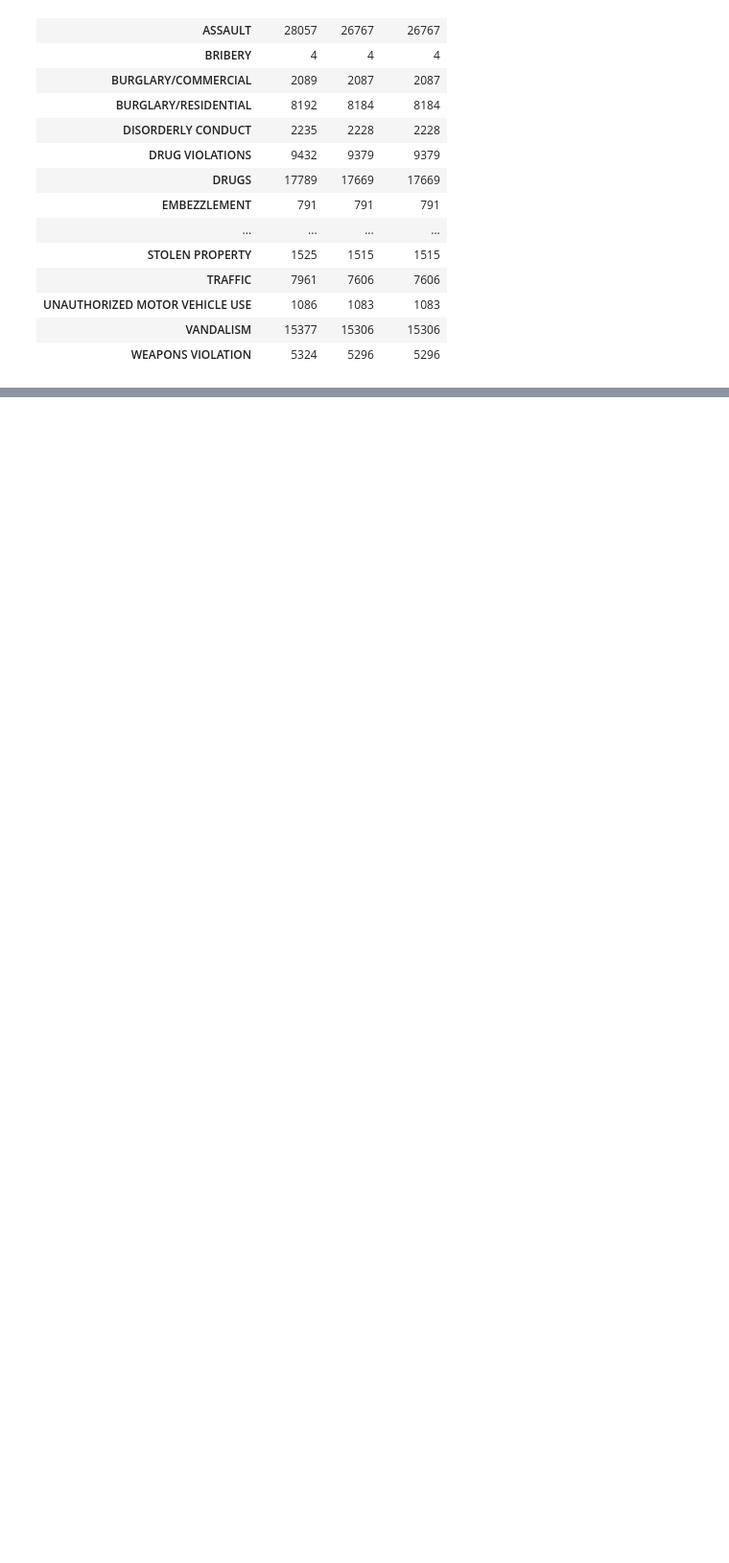
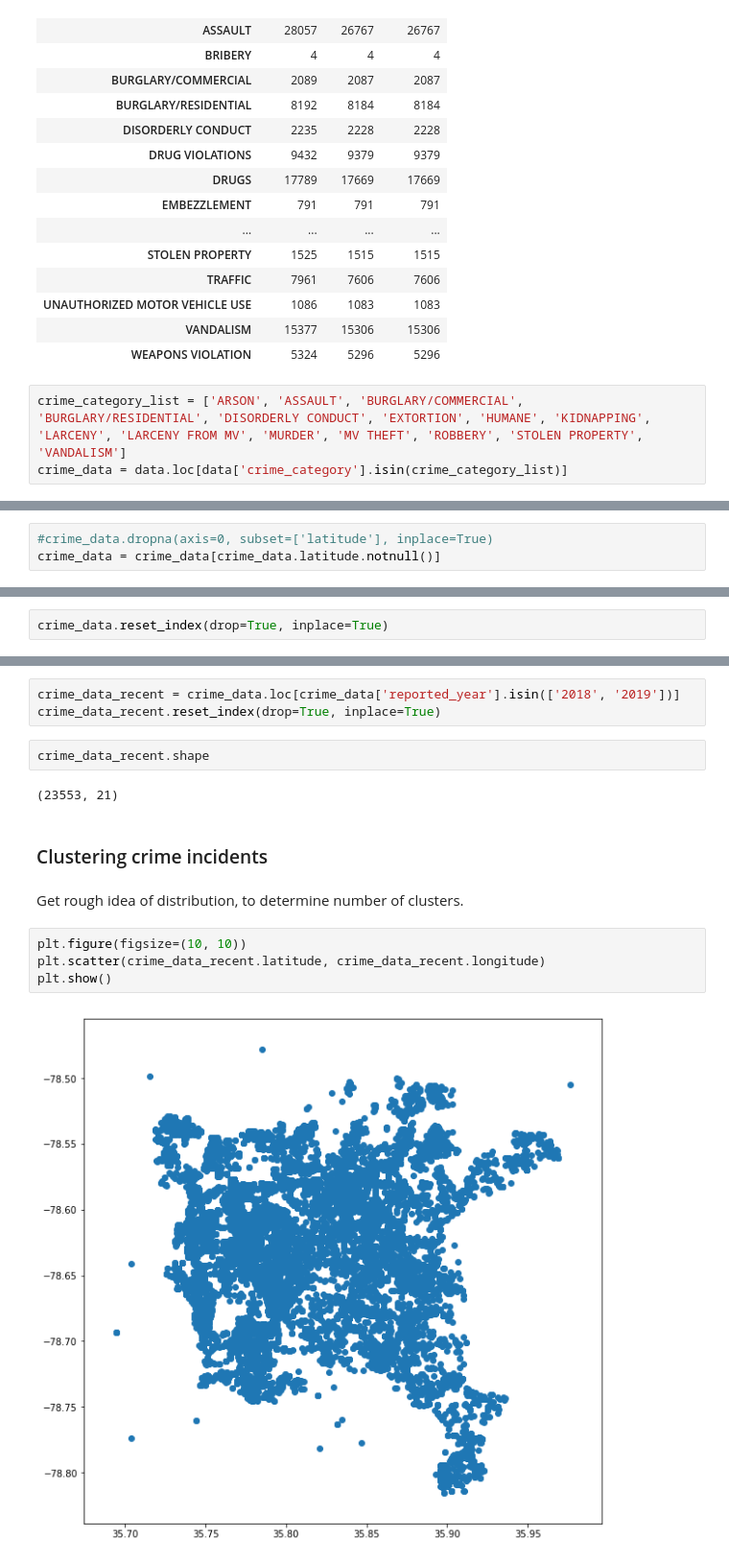
Before and after one commit to Brian1949/Coursera_Capstone, a Jupyter notebook: Applied DS Capstone.ipynb, the cells around one changed output, grey strips where cells are left out. Shown at 96% size. Cells and saved outputs as stored; diff of their text form; blank space fills up the shorter version.

```diff
--- a/Applied DS Capstone.ipynb
+++ b/Applied DS Capstone.ipynb
@@ -69,3 +76,6 @@ data.groupby('crime_category').count()[['OBJECTID', 'latitude', 'longitude']]
 | UNAUTHORIZED MOTOR VEHICLE USE | 1086 | 1083 | 1083 |
 | VANDALISM | 15377 | 15306 | 15306 |
 | WEAPONS VIOLATION | 5324 | 5296 | 5296 |
+# %%
+crime_category_list = ['ARSON', 'ASSAULT', 'BURGLARY/COMMERCIAL', 'BURGLARY/RESIDENTIAL', 'DISORDERLY CONDUCT', 'EXTORTION', 'HUMANE', 'KIDNAPPING', 'LARCENY', 'LARCENY FROM MV', 'MURDER', 'MV THEFT', 'ROBBERY', 'STOLEN PROPERTY', 'VANDALISM']
+crime_data = data.loc[data['crime_category'].isin(crime_category_list)]
@@ -71,0 +105,3 @@ data.groupby('crime_category').count()[['OBJECTID', 'latitude', 'longitude']]
+# %%
+#crime_data.dropna(axis=0, subset=['latitude'], inplace=True)
+crime_data = crime_data[crime_data.latitude.notnull()]
@@ -71,0 +128,2 @@ data.groupby('crime_category').count()[['OBJECTID', 'latitude', 'longitude']]
+# %%
+crime_data.reset_index(drop=True, inplace=True)
@@ -71,0 +153,17 @@ data.groupby('crime_category').count()[['OBJECTID', 'latitude', 'longitude']]
+# %%
+crime_data_recent = crime_data.loc[crime_data['reported_year'].isin(['2018', '2019'])]
+crime_data_recent.reset_index(drop=True, inplace=True)
+# %%
+crime_data_recent.shape
+# %% [output]
+(23553, 21)
+# %% [markdown]
+### Clustering crime incidents
+# %% [markdown]
+Get rough idea of distribution, to determine number of clusters.
+# %%
+plt.figure(figsize=(10, 10))
+plt.scatter(crime_data_recent.latitude, crime_data_recent.longitude)
+plt.show()
+# %% [output]
+[figure, added]
```
Also changed, not shown: parts of 41 cells of this notebook, 1 other file.
